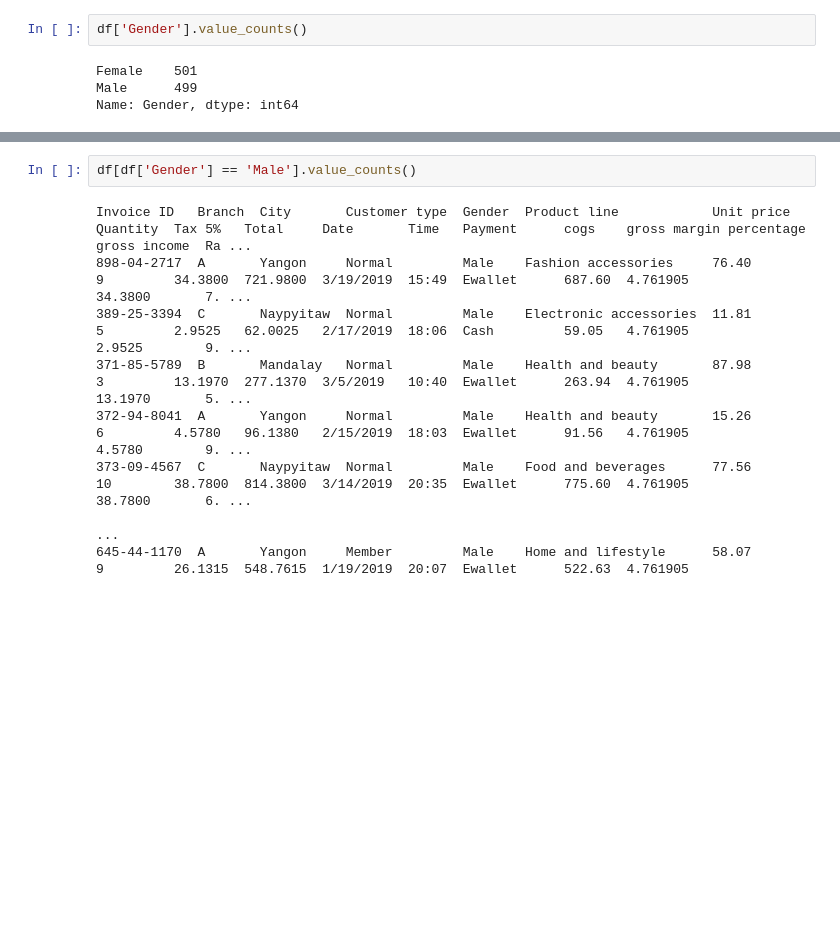
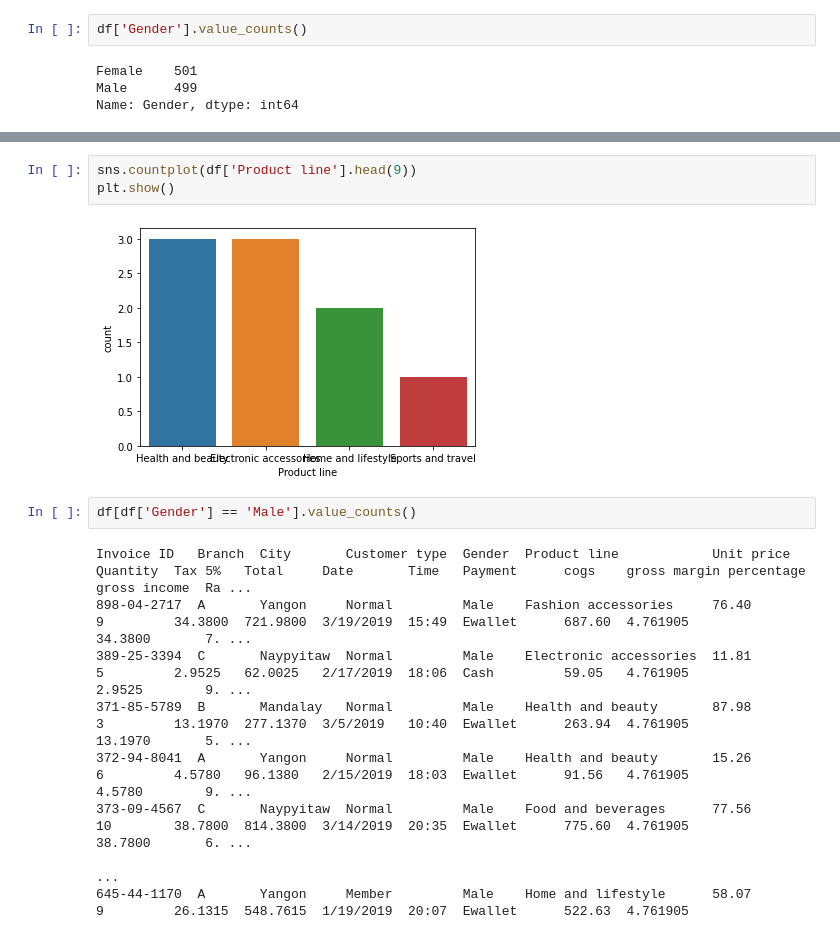
Before and after one commit to BhargavAniketh2626/MachineLearning, a Jupyter notebook: Machine_Learning_practical_1.ipynb, the cells around one changed output, grey strips where cells are left out. Drawn from its saved outputs; the diff is of its cells as text; blank space fills up the shorter version.

```diff
--- a/Machine_Learning_practical_1.ipynb
+++ b/Machine_Learning_practical_1.ipynb
@@ -99,3 +105,8 @@ Name: Gender, dtype: int64
+# %%
+sns.countplot(df['Product line'].head(9))
+plt.show()
+# %% [output]
+[figure, added]
 # %%
 df[df['Gender'] == 'Male'].value_counts()
 # %% [output]
```
Also changed, not shown: parts of 5 cells of this notebook.
